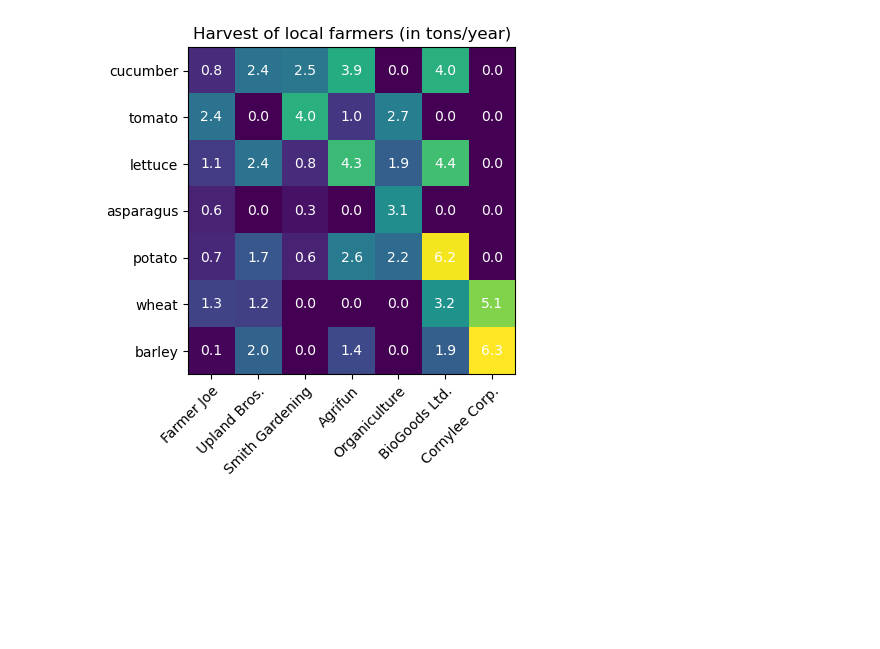
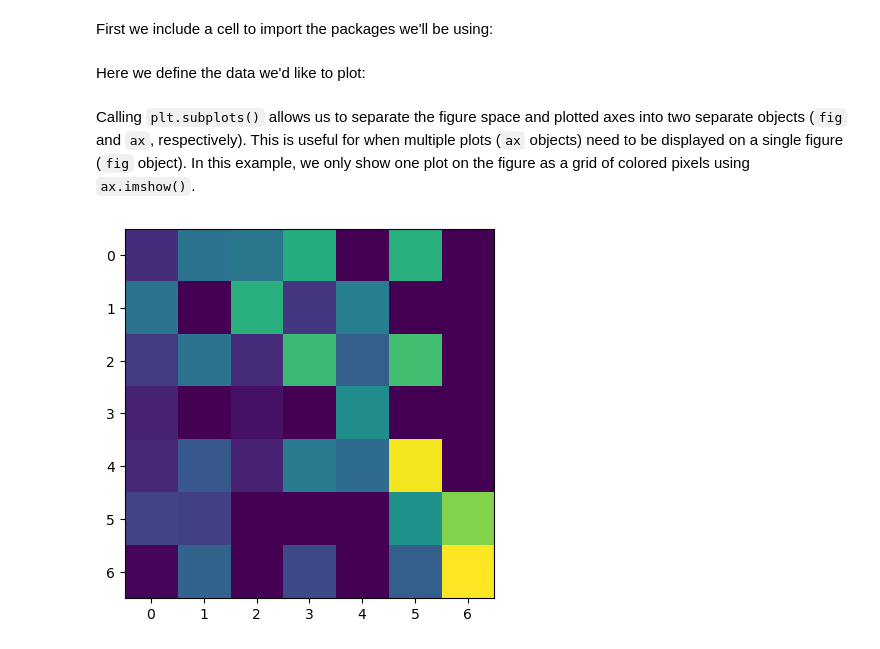
Before and after one commit to jkantorow/nucommlab-datavis-workshop, a Jupyter notebook: day-2/a_annotated_heatmap.ipynb, the cells around one changed output. Drawn from its saved outputs; the diff is of its cells as text; code cells hidden in the pictures; blank space fills up the shorter version.

```diff
--- a/day-2/a_annotated_heatmap.ipynb
+++ b/day-2/a_annotated_heatmap.ipynb
@@ -7 +7,3 @@ In this example, we will be writing code to generate the following figure:
+# %% [markdown]
+First we include a cell to import the packages we'll be using:
 # %%
@@ -9,4 +10,6 @@ import matplotlib as mpl
 import matplotlib.pyplot as plt
 
 import numpy as np
+# %% [markdown]
+Here we define the data we'd like to plot:
 # %%
@@ -25,21 +28,10 @@ harvest = np.array([[0.8, 2.4, 2.5, 3.9, 0.0, 4.0, 0.0],
                     [0.7, 1.7, 0.6, 2.6, 2.2, 6.2, 0.0],
                     [1.3, 1.2, 0.0, 0.0, 0.0, 3.2, 5.1],
                     [0.1, 2.0, 0.0, 1.4, 0.0, 1.9, 6.3]])
+# %% [markdown]
+Calling `plt.subplots()` allows us to separate the figure space and plotted axes into two separate objects (`fig` and `ax`, respectively). This is useful for when multiple plots (`ax` objects) need to be displayed on a single figure (`fig` object). In this example, we only show one plot on the figure as a grid of colored pixels using `ax.imshow()`.
 # %%
 fig, ax = plt.subplots()
 im = ax.imshow(harvest)
-
-ax.set_xticks(col_indices, labels=farmers,
-              rotation=45, ha='right', rotation_mode='anchor')
-
-ax.set_yticks(row_indices, labels=vegetables)
-
-for i in row_indices:
-    for j in col_indices:
-        text = ax.text(j, i, harvest[i, j],
-                       ha='center', va='center', color='w')
-
-ax.set_title('Harvest of local farmers (in tons/year)')
-fig.tight_layout()
 # %% [output]
-[figure, old version]
+[figure, new version]
```
Also changed, not shown: parts of 19 cells of this notebook.
